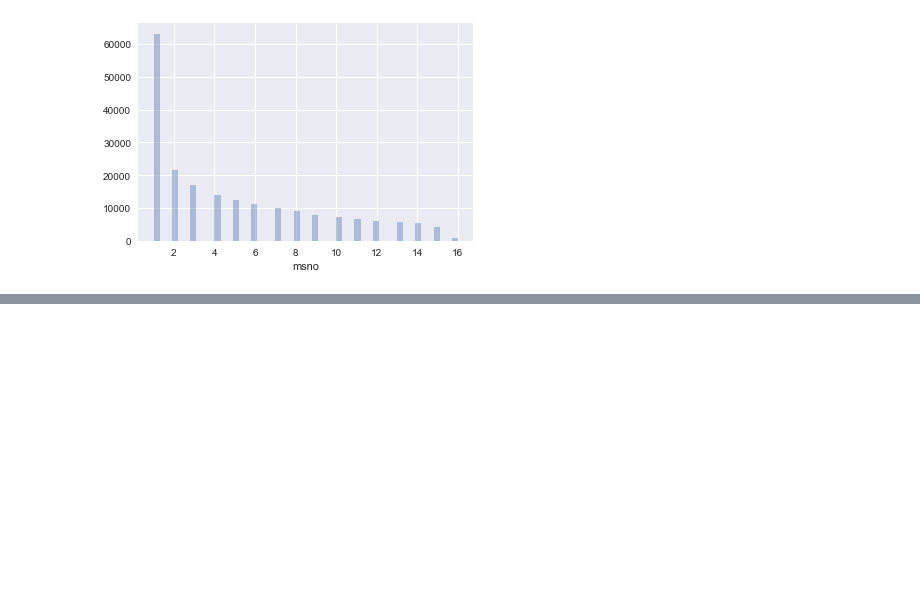
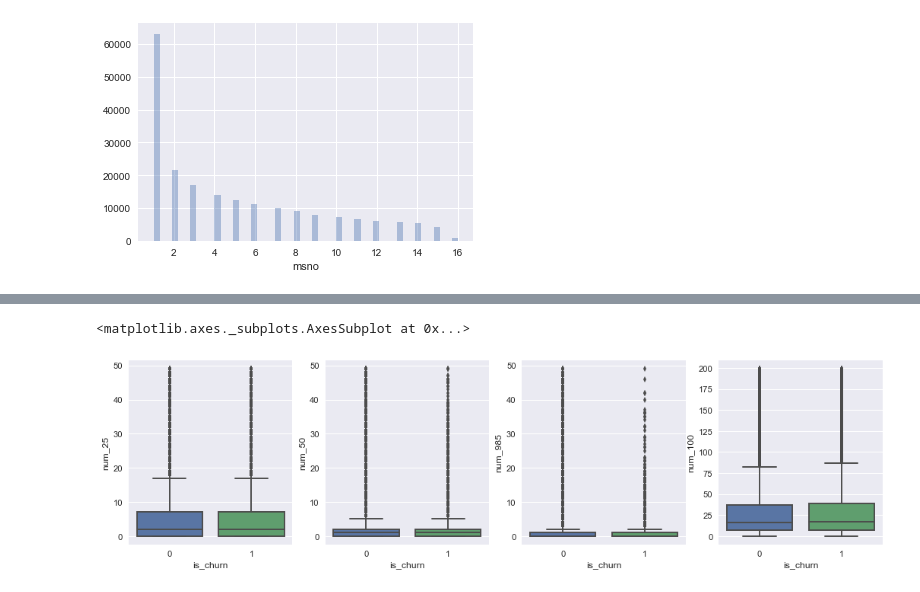
Before and after one commit to calestini/Kcompetition, a Jupyter notebook: DataWrangling.ipynb, the cells around one changed output, grey strips where cells are left out. Cells and saved outputs as stored; diff of their text form; code cells hidden in the pictures; blank space fills up the shorter version.

```diff
--- a/DataWrangling.ipynb
+++ b/DataWrangling.ipynb
@@ -234,0 +329,21 @@ sns.distplot(log_cnts, kde=False)
+# %%
+plt.figure(num=None, figsize=(16, 4), dpi=80)
+
+plt.subplot(1,4,1)
+ntuser_log = ntrain.merge(nuser_logs, on = 'new_id', how='inner')
+sns.boxplot(ntuser_log['is_churn'], ntuser_log[ntuser_log['num_25'] < 50]['num_25'])
+
+plt.subplot(1,4,2)
+ntuser_log = ntrain.merge(nuser_logs, on = 'new_id', how='inner')
+sns.boxplot(ntuser_log['is_churn'], ntuser_log[ntuser_log['num_50'] < 50]['num_50'])
+
+plt.subplot(1,4,3)
+ntuser_log = ntrain.merge(nuser_logs, on = 'new_id', how='inner')
+sns.boxplot(ntuser_log['is_churn'], ntuser_log[ntuser_log['num_985'] < 50]['num_985'])
+
+plt.subplot(1,4,4)
+ntuser_log = ntrain.merge(nuser_logs, on = 'new_id', how='inner')
+sns.boxplot(ntuser_log['is_churn'], ntuser_log[ntuser_log['num_100'] < 200]['num_100'])
+# %% [output]
+<matplotlib.axes._subplots.AxesSubplot at 0x...>
+[figure, added]
```
Also changed, not shown: parts of 21 cells of this notebook, 3 other files.
